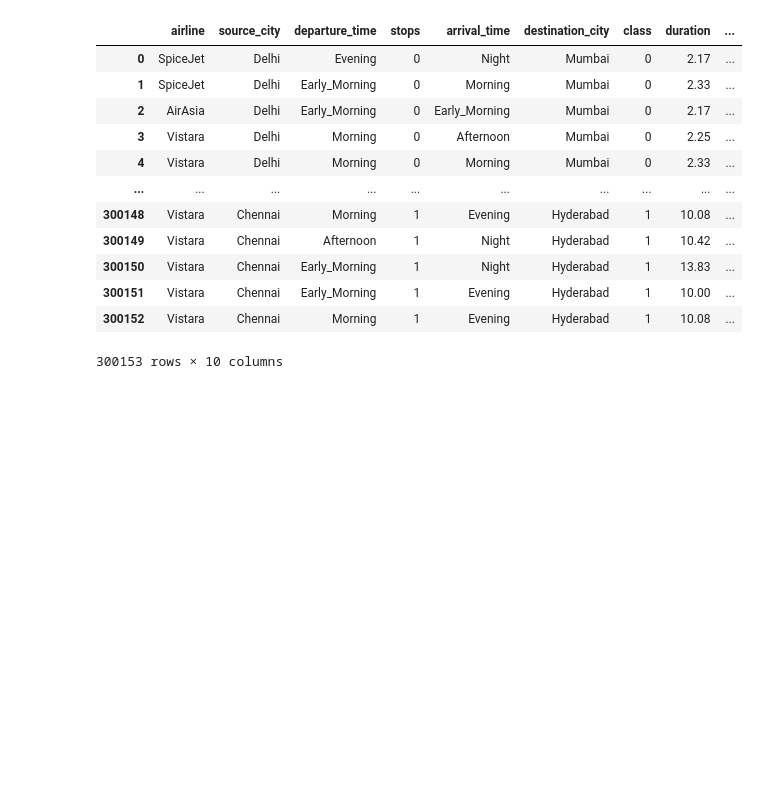
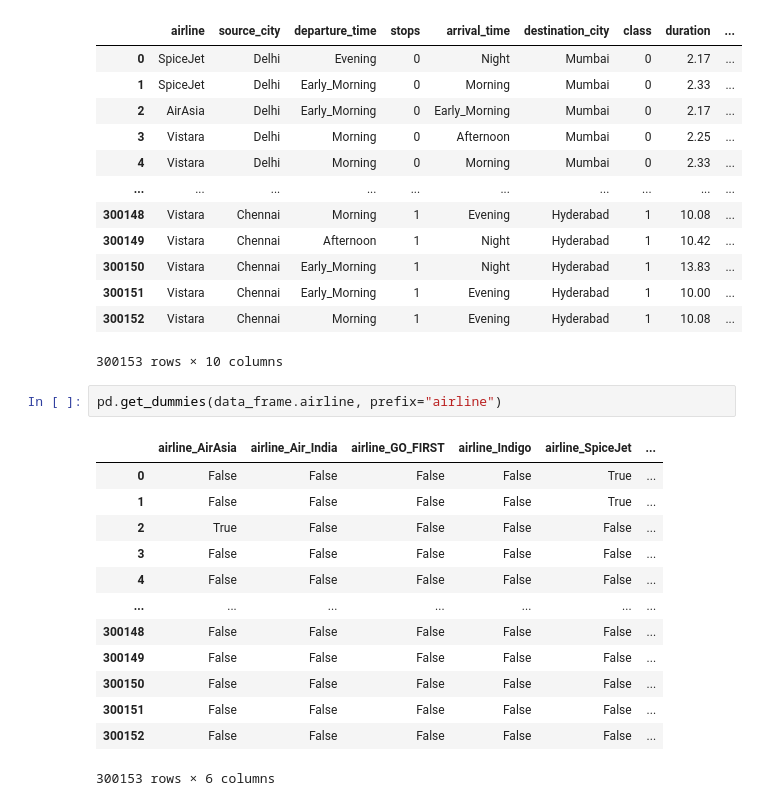
Before and after one commit to BarraHarrison/Flight-Price-Prediction, a Jupyter notebook: flight_prices.ipynb, the cells around one changed output. Cells and saved outputs as stored; diff of their text form; blank space fills up the shorter version.

```diff
--- a/flight_prices.ipynb
+++ b/flight_prices.ipynb
@@ -137,3 +137,19 @@ data_frame
 | 300151 | Vistara | Chennai | Early_Morning | 1 | Evening | Hyderabad | 1 | 10.00 | ... |
 | 300152 | Vistara | Chennai | Morning | 1 | Evening | Hyderabad | 1 | 10.08 | ... |
 300153 rows × 10 columns
+# %%
+pd.get_dummies(data_frame.airline, prefix="airline")
+# %% [output]
+|  | airline_AirAsia | airline_Air_India | airline_GO_FIRST | airline_Indigo | airline_SpiceJet | ... |
+| 0 | False | False | False | False | True | ... |
+| 1 | False | False | False | False | True | ... |
+| 2 | True | False | False | False | False | ... |
+| 3 | False | False | False | False | False | ... |
+| 4 | False | False | False | False | False | ... |
+| ... | ... | ... | ... | ... | ... | ... |
+| 300148 | False | False | False | False | False | ... |
+| 300149 | False | False | False | False | False | ... |
+| 300150 | False | False | False | False | False | ... |
+| 300151 | False | False | False | False | False | ... |
+| 300152 | False | False | False | False | False | ... |
+300153 rows × 6 columns
```
Also changed, not shown: parts of 7 cells of this notebook.
